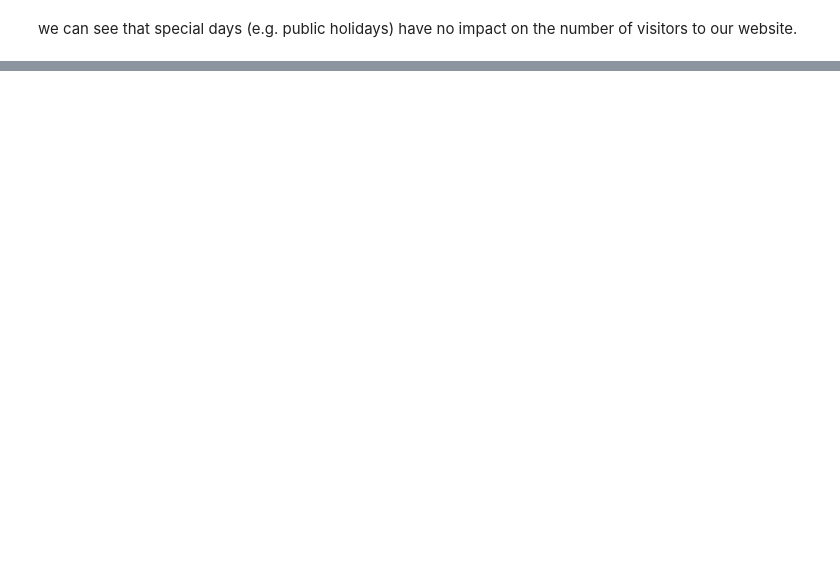
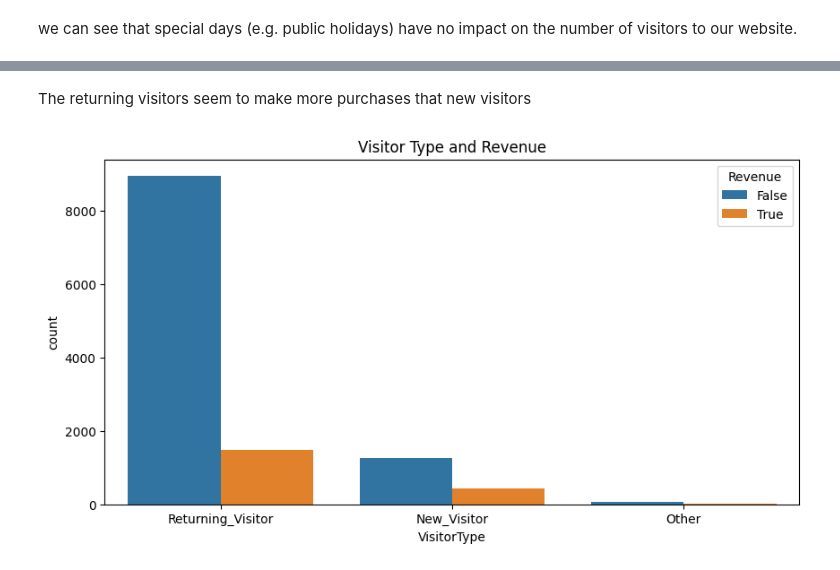
Before and after one commit to Jeremy-Alekai/Ecommerce-Item-Purchase-Prediction, a Jupyter notebook: Ecommerce_Item_Purchase_Prediction.ipynb, the cells around one changed output, grey strips where cells are left out. Saved outputs shown, nothing was run; the diff lists cells and outputs as text; code cells hidden in the pictures; blank space fills up the shorter version.

```diff
--- a/Ecommerce_Item_Purchase_Prediction.ipynb
+++ b/Ecommerce_Item_Purchase_Prediction.ipynb
@@ -311,0 +345,10 @@ plt.show()
+# %% [markdown]
+The returning visitors seem to make more purchases that new visitors
+# %%
+# Create two reporting quality visuals demonstrating key findings
+plt.figure(figsize=(10, 5))
+sns.countplot(x='VisitorType', hue='Revenue', data=df)
+plt.title("Visitor Type and Revenue")
+plt.show()
+# %% [output]
+[figure, added]
```
Also changed, not shown: parts of 39 cells of this notebook.
